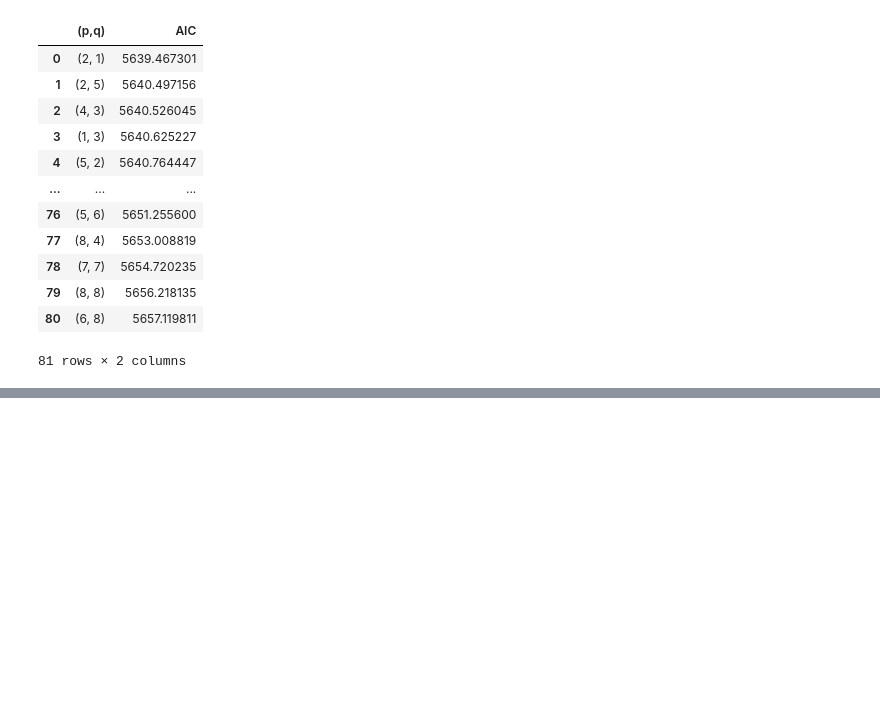
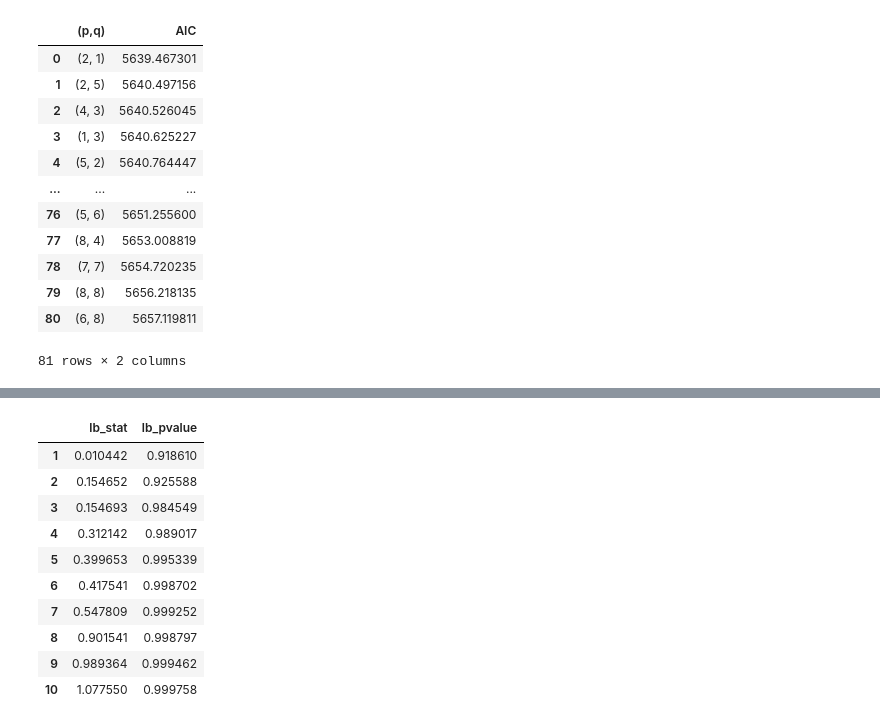
Before and after one commit to baloochyb/PricePrediction, a Jupyter notebook: time_series.ipynb, the cells around one changed output, grey strips where cells are left out. Cells and saved outputs as stored; diff of their text form; code cells hidden in the pictures; blank space fills up the shorter version.

```diff
--- a/time_series.ipynb
+++ b/time_series.ipynb
@@ -966,0 +974,17 @@ Please use `tqdm.notebook.tqdm` instead of `tqdm.tqdm_notebook`
+# %%
+from statsmodels.stats.diagnostic import acorr_ljungbox
+
+residuals = model_fit.resid
+acorr_ljungbox(residuals, np.arange(1, 11, 1))
+# %% [output]
+|  | lb_stat | lb_pvalue |
+| 1 | 0.010442 | 0.918610 |
+| 2 | 0.154652 | 0.925588 |
+| 3 | 0.154693 | 0.984549 |
+| 4 | 0.312142 | 0.989017 |
+| 5 | 0.399653 | 0.995339 |
+| 6 | 0.417541 | 0.998702 |
+| 7 | 0.547809 | 0.999252 |
+| 8 | 0.901541 | 0.998797 |
+| 9 | 0.989364 | 0.999462 |
+| 10 | 1.077550 | 0.999758 |
```
Also changed, not shown: parts of 4 cells of this notebook.
